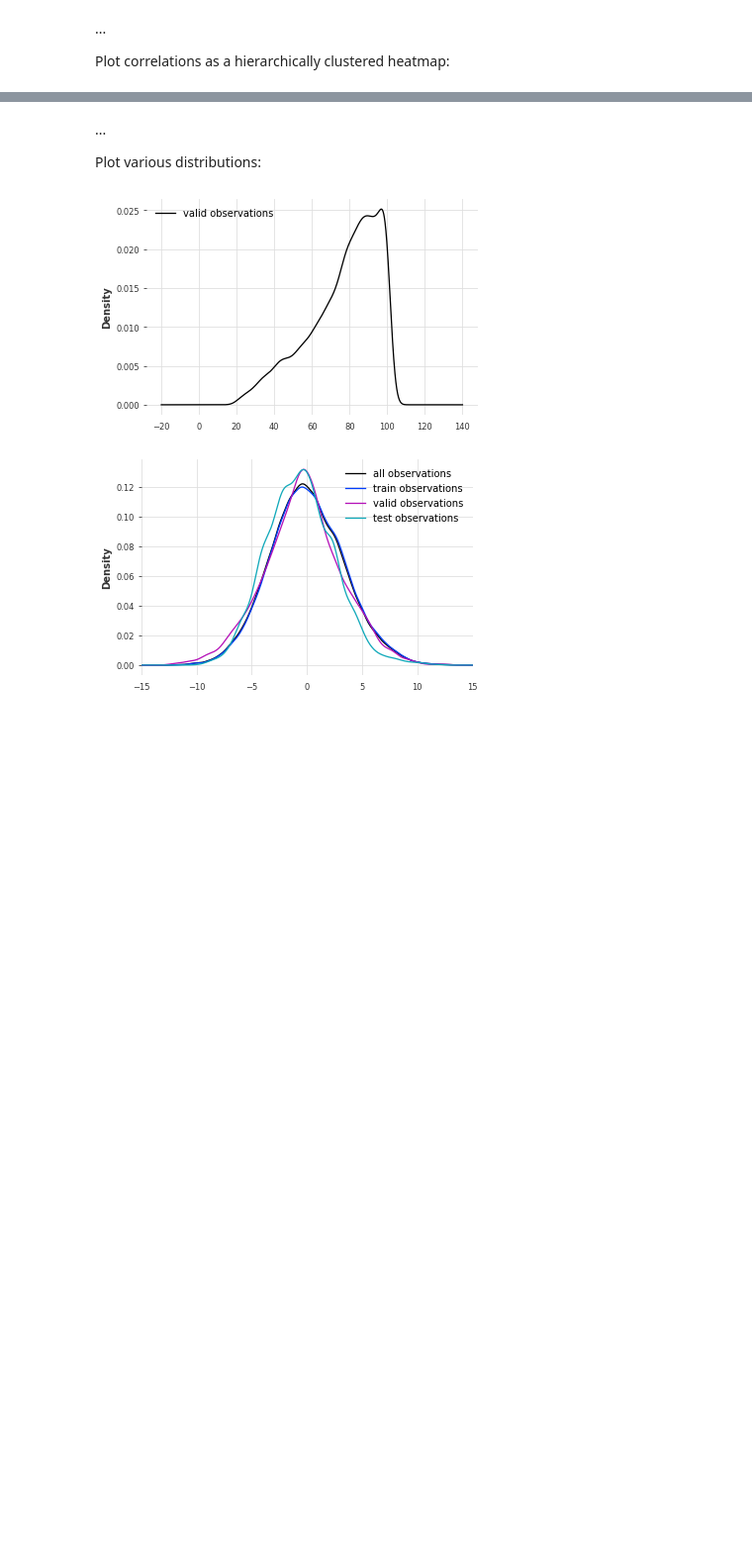
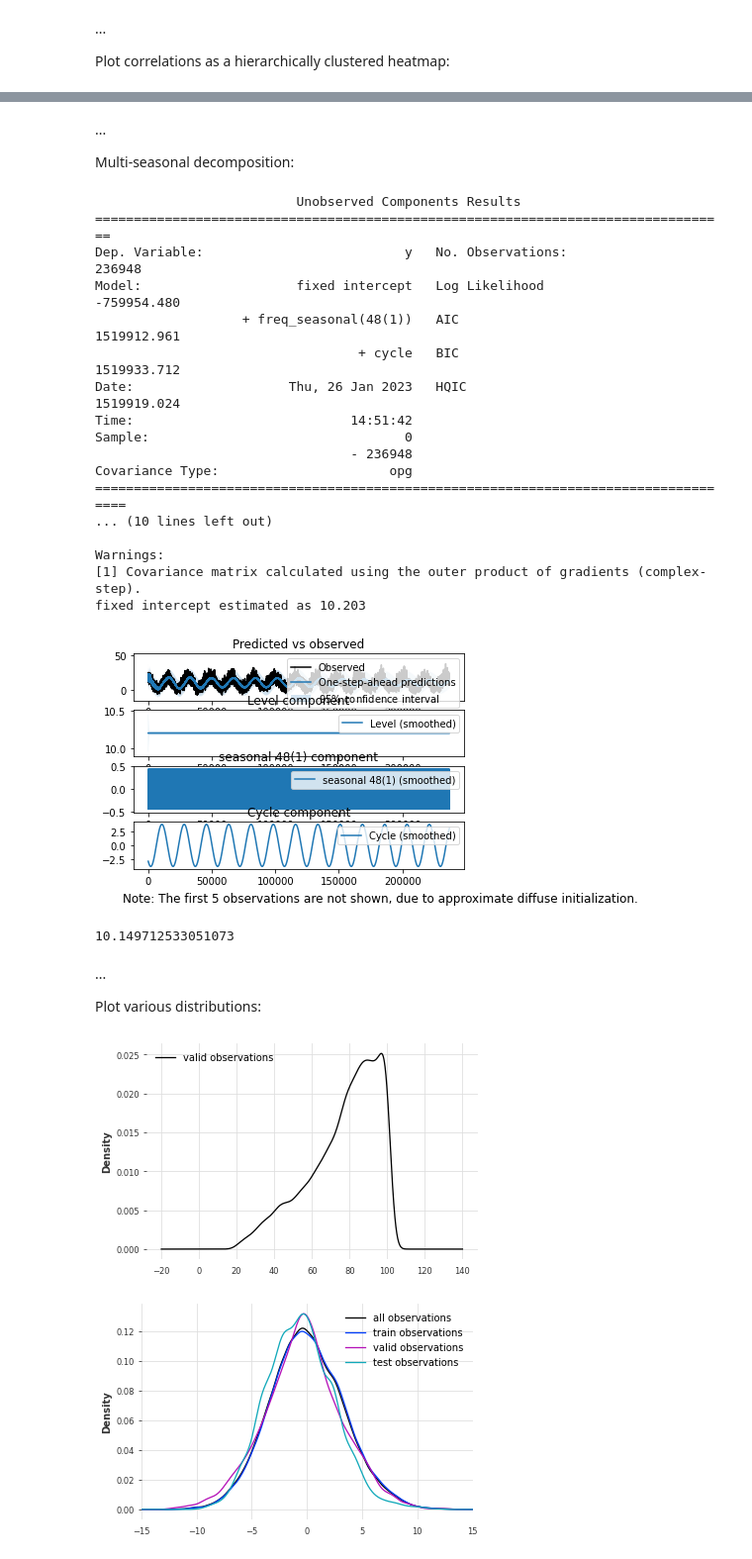
Before and after one commit to makeyourownmaker/CambridgeTemperatureNotebooks, a Jupyter notebook: notebooks/gradient_boosting.ipynb, the cells around one changed output, grey strips where cells are left out. Shown at 99% size. Cells and saved outputs as stored; diff of their text form; code cells hidden in the pictures; blank space fills up the shorter version.

```diff
--- a/notebooks/gradient_boosting.ipynb
+++ b/notebooks/gradient_boosting.ipynb
@@ -623,3 +615,63 @@ sns.clustermap(df_red.corr(), method="complete", cmap='RdBu', annot=True, annot_
+# %% [markdown]
+...
+
+Multi-seasonal decomposition:
+# %%
+model = sm.tsa.UnobservedComponents(df['y'].dropna().values,
+                                    #exog  = df[['humidity','dew.point','pressure','y','wind.x','wind.y']].dropna(),
+                                    level = 'fixed intercept',
+                                    cycle = True,
+                                    irregular = True,
+                                    cycle_period_bounds = (17531, 17533),
+                                    stochastic_freq_seasonal = [False],
+                                    freq_seasonal = [{'period':    48,
+                                                      'harmonics':  1}])
+res_f = model.fit(disp=False)
+print(res_f.summary())
+# The first state variable holds our estimate of the intercept
+print("fixed intercept estimated as {0:.3f}".format(res_f.smoother_results.smoothed_state[0,-1:][0]))
+
+res_f.plot_components()
+plt.show()
+# %% [output]
+                          Unobserved Components Results
+==================================================================================
+Dep. Variable:                          y   No. Observations:               236948
+Model:                    fixed intercept   Log Likelihood             -759954.480
+                   + freq_seasonal(48(1))   AIC                        1519912.961
+                                  + cycle   BIC                        1519933.712
+Date:                    Thu, 26 Jan 2023   HQIC                       1519919.024
+Time:                            14:51:42
+Sample:                                 0
+                                 - 236948
+Covariance Type:                      opg
+====================================================================================
+... (10 lines left out)
+
+Warnings:
+[1] Covariance matrix calculated using the outer product of gradients (complex-step).
+fixed intercept estimated as 10.203
+[figure, added]
+# %%
+df_des = df
+
+df_des['y_det'] = df_des.y - df_des.y.mean()
+
+# Add seasonal mean temperature (y_seasonal), humidity and dew.point
+df['secs_since_midnight'] = ((df['ds'] - df['ds'].dt.normalize()) / pd.Timedelta('1 second')).astype(int)
+df['doy'] = df['ds'].apply(lambda x: x.dayofyear - 1)
+df['secs_elapsed'] = df['secs_since_midnight'] + df['doy'] * DAY
+
+for var in ['y', 'humidity', 'dew.point']:
+  df_seasonal_var = df[[var, 'secs_elapsed']].groupby('secs_elapsed').mean(var)
+  df_seasonal_var.rename(columns={var: var + '_seasonal'}, inplace=True)
+  df = pd.merge(df, df_seasonal_var,   on='secs_elapsed')
+  df[var + '_des'] = df[var] - df[var + '_seasonal']  # des - deseasonal
+
+df = pd.merge(df, day_splines_df,  on='secs_since_midnight')
+df = pd.merge(df, year_splines_df, on='secs_elapsed')
+# %% [output]
+10.149712533051073
 # %% [markdown]
 ...
 
```
Also changed, not shown: parts of 5 cells of this notebook.
